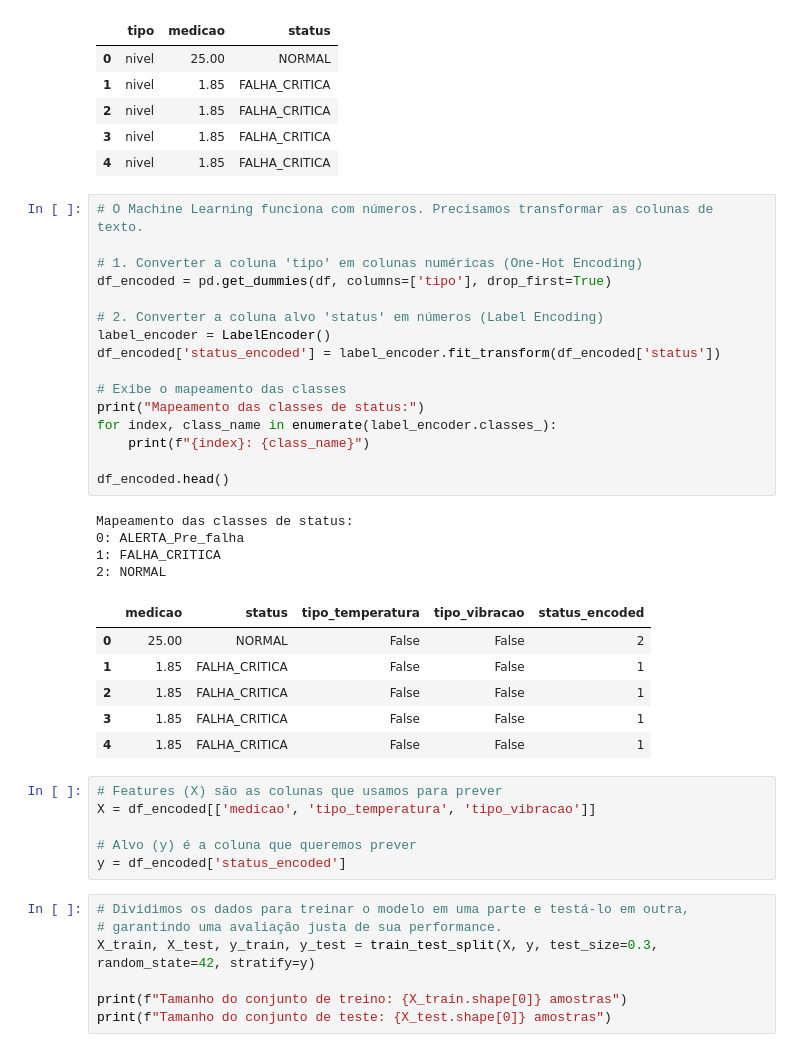
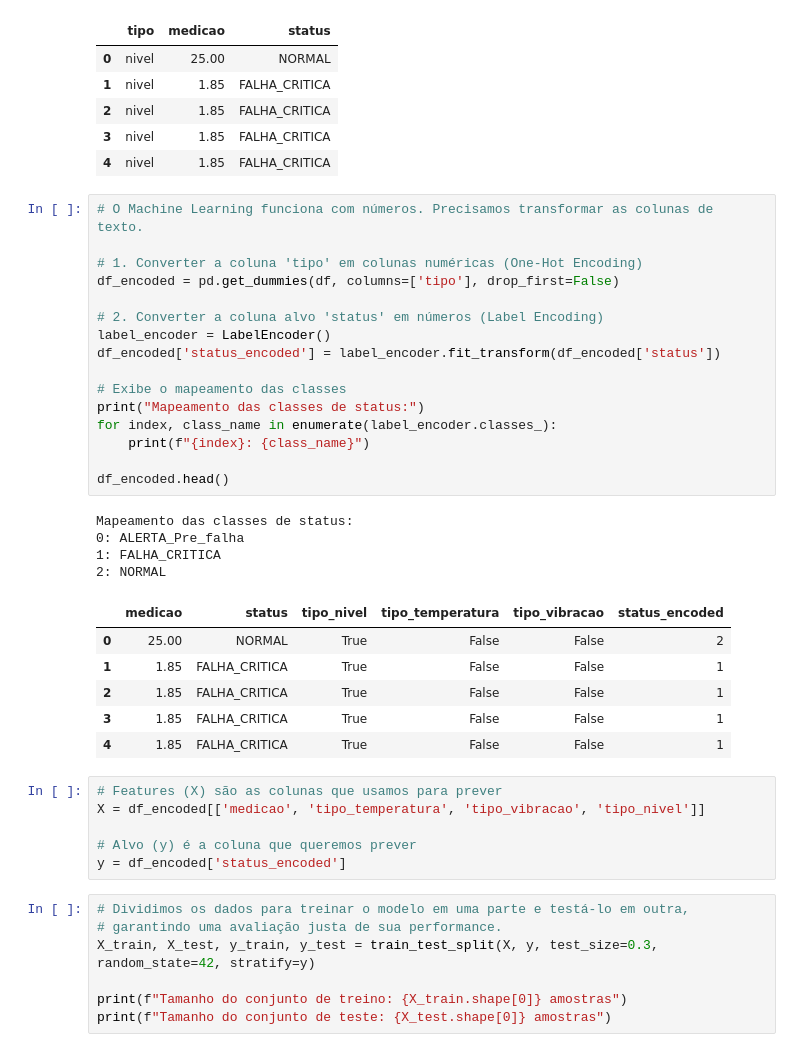
Before and after one commit to fiap-ia-2025/enterprise-challenge-phase06, a Jupyter notebook: notebooks/machine_learning.ipynb, the cells around one changed output. Cells and saved outputs as stored; diff of their text form.

Commit message:
Ajustes no modelo de machine learning para considerar coluna nivel

```diff
--- a/notebooks/machine_learning.ipynb
+++ b/notebooks/machine_learning.ipynb
@@ -50,33 +50,33 @@ None
 # %%
 # O Machine Learning funciona com números. Precisamos transformar as colunas de texto.
 
 # 1. Converter a coluna 'tipo' em colunas numéricas (One-Hot Encoding)
-df_encoded = pd.get_dummies(df, columns=['tipo'], drop_first=True)
+df_encoded = pd.get_dummies(df, columns=['tipo'], drop_first=False)
 
 # 2. Converter a coluna alvo 'status' em números (Label Encoding)
 label_encoder = LabelEncoder()
 df_encoded['status_encoded'] = label_encoder.fit_transform(df_encoded['status'])
 
 # Exibe o mapeamento das classes
 print("Mapeamento das classes de status:")
 for index, class_name in enumerate(label_encoder.classes_):
     print(f"{index}: {class_name}")
 
 df_encoded.head()
 # %% [output]
 Mapeamento das classes de status:
 0: ALERTA_Pre_falha
 1: FALHA_CRITICA
 2: NORMAL
-|  | medicao | status | tipo_temperatura | tipo_vibracao | status_encoded |
-| 0 | 25.00 | NORMAL | False | False | 2 |
-| 1 | 1.85 | FALHA_CRITICA | False | False | 1 |
-| 2 | 1.85 | FALHA_CRITICA | False | False | 1 |
-| 3 | 1.85 | FALHA_CRITICA | False | False | 1 |
-| 4 | 1.85 | FALHA_CRITICA | False | False | 1 |
+|  | medicao | status | tipo_nivel | tipo_temperatura | tipo_vibracao | status_encoded |
+| 0 | 25.00 | NORMAL | True | False | False | 2 |
+| 1 | 1.85 | FALHA_CRITICA | True | False | False | 1 |
+| 2 | 1.85 | FALHA_CRITICA | True | False | False | 1 |
+| 3 | 1.85 | FALHA_CRITICA | True | False | False | 1 |
+| 4 | 1.85 | FALHA_CRITICA | True | False | False | 1 |
 # %%
 # Features (X) são as colunas que usamos para prever
-X = df_encoded[['medicao', 'tipo_temperatura', 'tipo_vibracao']]
+X = df_encoded[['medicao', 'tipo_temperatura', 'tipo_vibracao', 'tipo_nivel']]
 
 # Alvo (y) é a coluna que queremos prever
 y = df_encoded['status_encoded']
```
Also changed, not shown: parts of 1 cell of this notebook, 1 other file.
